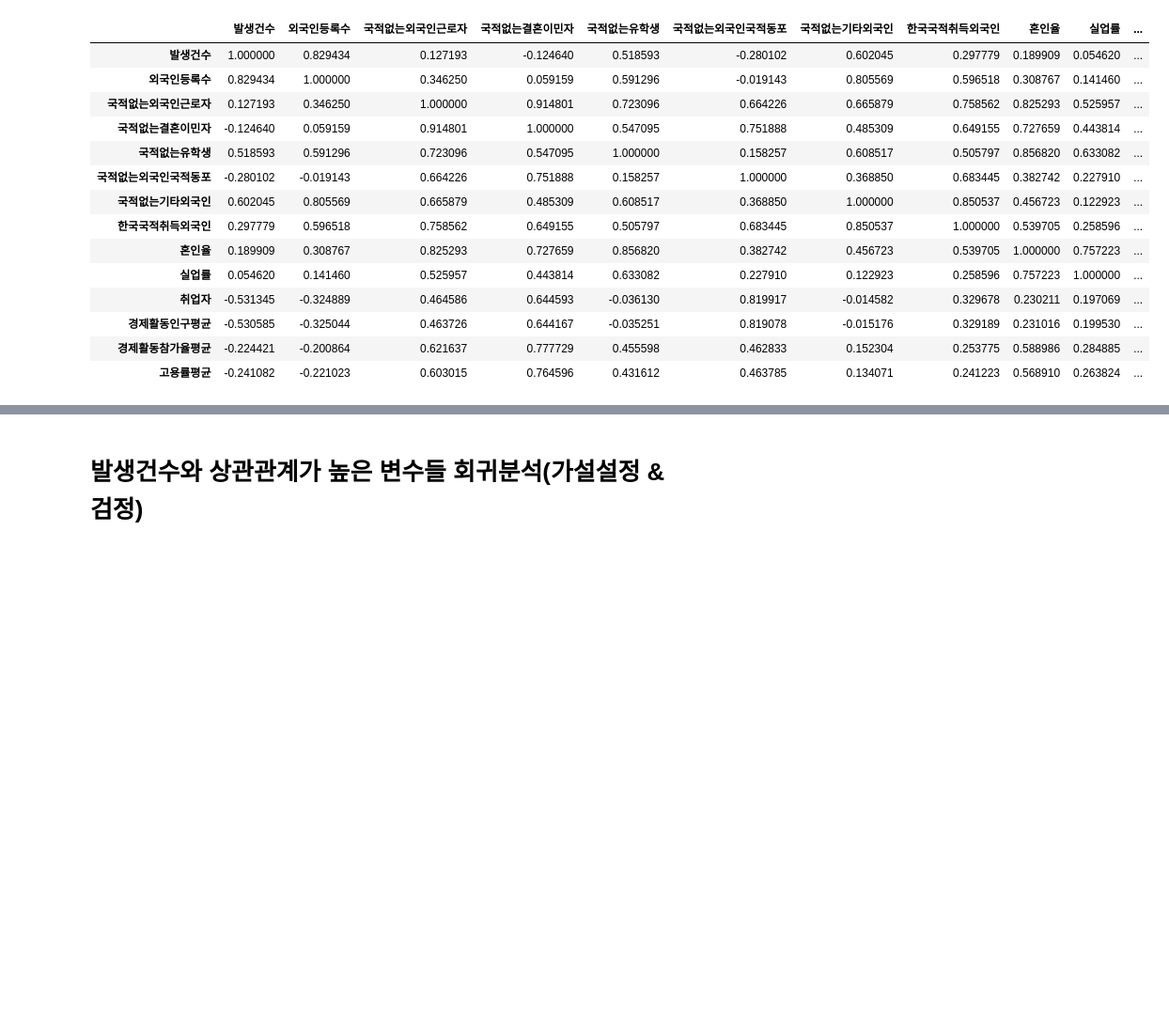
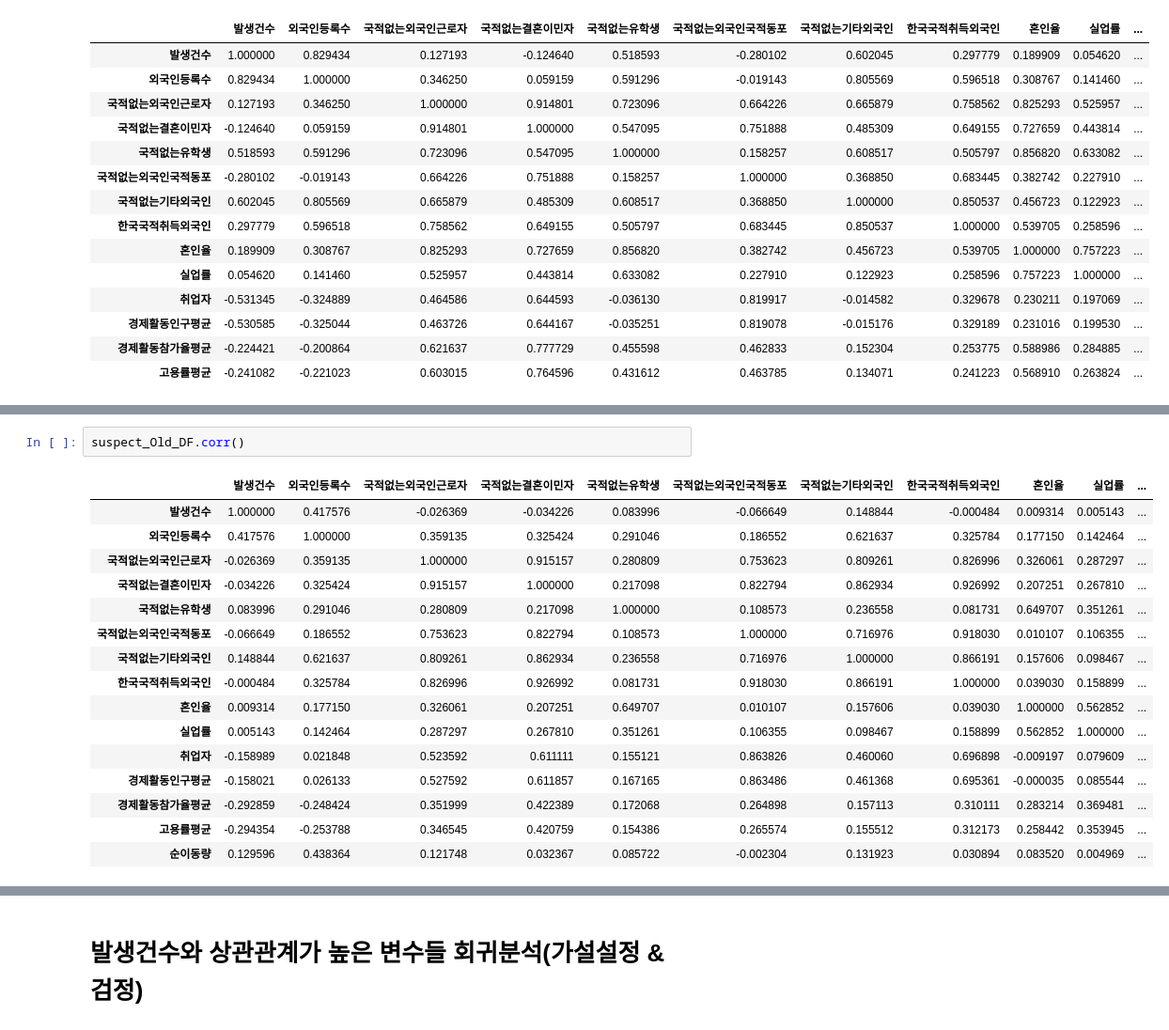
Before and after one commit to S-SIRIUS/Fraud-factor-analysis, a Jupyter notebook: 시+나이 회귀분석2.ipynb, the cells around one changed output, grey strips where cells are left out. Shown at 94% size. Drawn from its saved outputs; the diff is of its cells as text; blank space fills up the shorter version.

```diff
--- a/시+나이 회귀분석2.ipynb
+++ b/시+나이 회귀분석2.ipynb
@@ -1371,0 +1575,19 @@ victim_Old_DF.corr(method='spearman')
+# %%
+suspect_Old_DF.corr()
+# %% [output]
+|  | 발생건수 | 외국인등록수 | 국적없는외국인근로자 | 국적없는결혼이민자 | 국적없는유학생 | 국적없는외국인국적동포 | 국적없는기타외국인 | 한국국적취득외국인 | 혼인율 | 실업률 | ... |
+| 발생건수 | 1.000000 | 0.417576 | -0.026369 | -0.034226 | 0.083996 | -0.066649 | 0.148844 | -0.000484 | 0.009314 | 0.005143 | ... |
+| 외국인등록수 | 0.417576 | 1.000000 | 0.359135 | 0.325424 | 0.291046 | 0.186552 | 0.621637 | 0.325784 | 0.177150 | 0.142464 | ... |
+| 국적없는외국인근로자 | -0.026369 | 0.359135 | 1.000000 | 0.915157 | 0.280809 | 0.753623 | 0.809261 | 0.826996 | 0.326061 | 0.287297 | ... |
+| 국적없는결혼이민자 | -0.034226 | 0.325424 | 0.915157 | 1.000000 | 0.217098 | 0.822794 | 0.862934 | 0.926992 | 0.207251 | 0.267810 | ... |
+| 국적없는유학생 | 0.083996 | 0.291046 | 0.280809 | 0.217098 | 1.000000 | 0.108573 | 0.236558 | 0.081731 | 0.649707 | 0.351261 | ... |
+| 국적없는외국인국적동포 | -0.066649 | 0.186552 | 0.753623 | 0.822794 | 0.108573 | 1.000000 | 0.716976 | 0.918030 | 0.010107 | 0.106355 | ... |
+| 국적없는기타외국인 | 0.148844 | 0.621637 | 0.809261 | 0.862934 | 0.236558 | 0.716976 | 1.000000 | 0.866191 | 0.157606 | 0.098467 | ... |
+| 한국국적취득외국인 | -0.000484 | 0.325784 | 0.826996 | 0.926992 | 0.081731 | 0.918030 | 0.866191 | 1.000000 | 0.039030 | 0.158899 | ... |
+| 혼인율 | 0.009314 | 0.177150 | 0.326061 | 0.207251 | 0.649707 | 0.010107 | 0.157606 | 0.039030 | 1.000000 | 0.562852 | ... |
+| 실업률 | 0.005143 | 0.142464 | 0.287297 | 0.267810 | 0.351261 | 0.106355 | 0.098467 | 0.158899 | 0.562852 | 1.000000 | ... |
+| 취업자 | -0.158989 | 0.021848 | 0.523592 | 0.611111 | 0.155121 | 0.863826 | 0.460060 | 0.696898 | -0.009197 | 0.079609 | ... |
+| 경제활동인구평균 | -0.158021 | 0.026133 | 0.527592 | 0.611857 | 0.167165 | 0.863486 | 0.461368 | 0.695361 | -0.000035 | 0.085544 | ... |
+| 경제활동참가율평균 | -0.292859 | -0.248424 | 0.351999 | 0.422389 | 0.172068 | 0.264898 | 0.157113 | 0.310111 | 0.283214 | 0.369481 | ... |
+| 고용률평균 | -0.294354 | -0.253788 | 0.346545 | 0.420759 | 0.154386 | 0.265574 | 0.155512 | 0.312173 | 0.258442 | 0.353945 | ... |
+| 순이동량 | 0.129596 | 0.438364 | 0.121748 | 0.032367 | 0.085722 | -0.002304 | 0.131923 | 0.030894 | 0.083520 | 0.004969 | ... |
```
Also changed, not shown: parts of 34 cells of this notebook, 2 other files.
